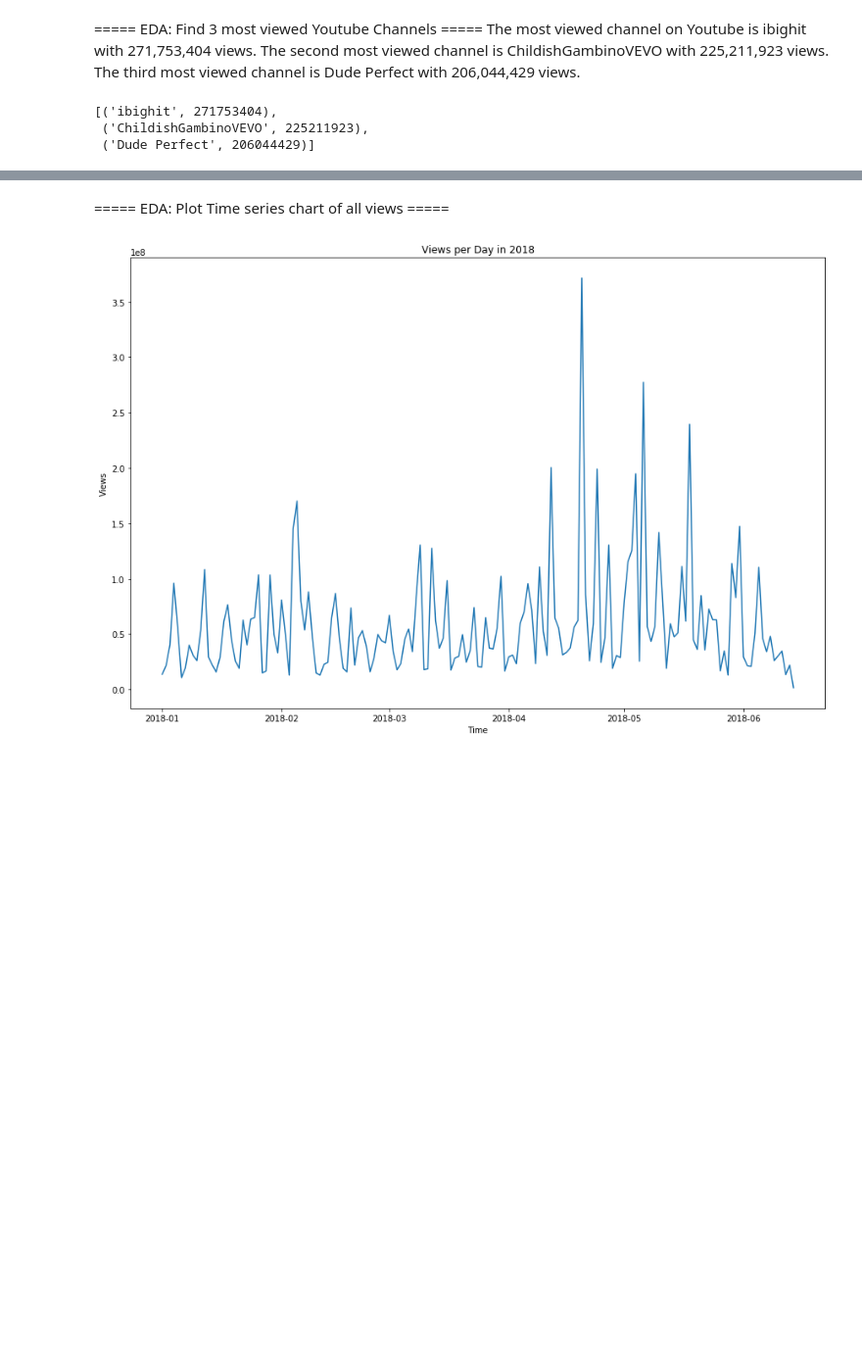
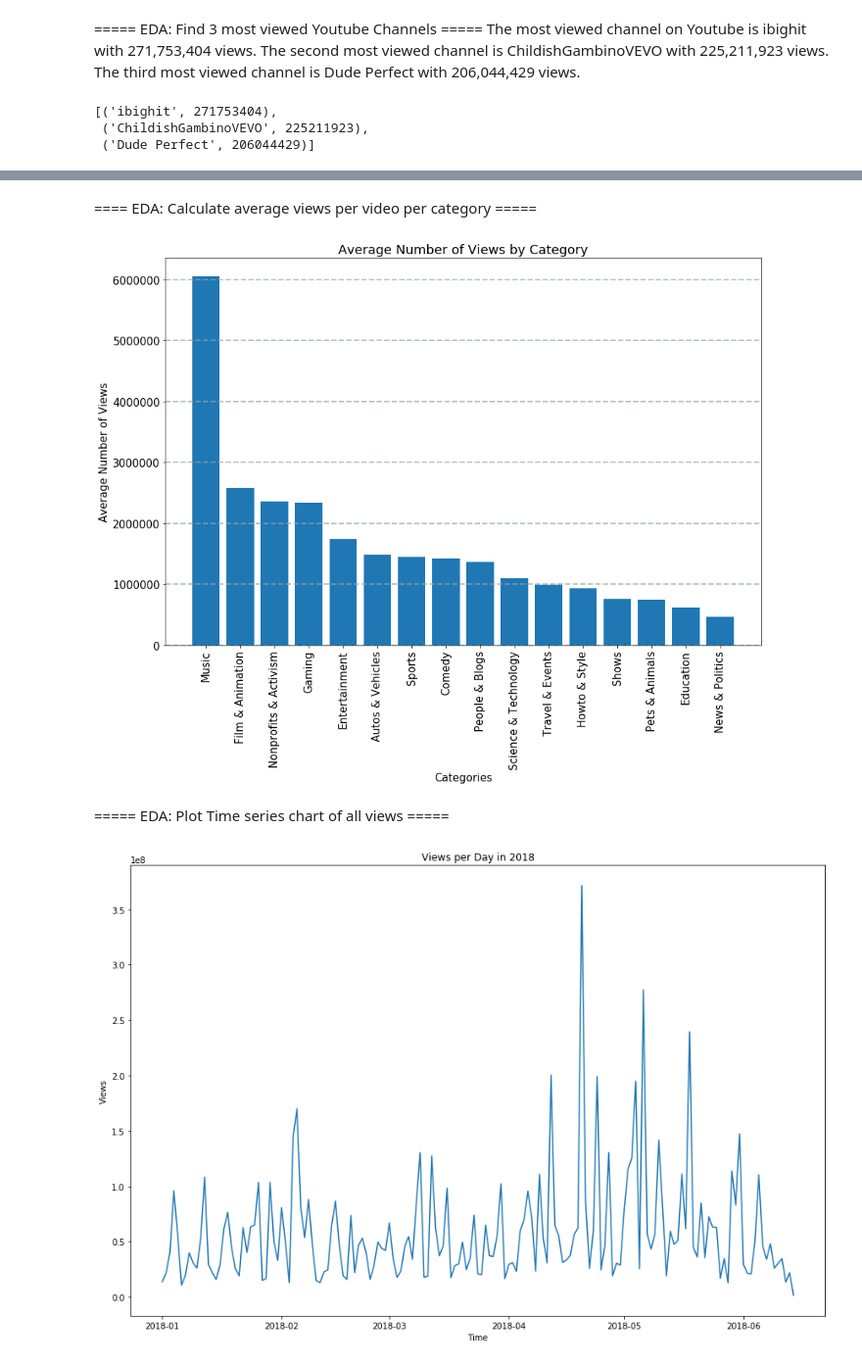
Before and after one commit to NickBoller/NickBoller.github.io, a Jupyter notebook: Final Project.ipynb, the cells around one changed output, grey strips where cells are left out. Shown at 98% size. Saved outputs shown, nothing was run; the diff lists cells and outputs as text; code cells hidden in the pictures; blank space fills up the shorter version.

```diff
--- a/Final Project.ipynb
+++ b/Final Project.ipynb
@@ -85,3 +166,27 @@ categories_sorted_by_total_views[:3]
+# %% [markdown]
+==== EDA: Calculate average views per video per category =====
+# %%
+avg_views_per_video_by_category = {k: v / category_video_uploads[k] for k,v in category_views.items() if k in category_video_uploads}
+
+# Sort the categories in descending order by average views per video
+categories_sorted_by_views_per_video = sorted(avg_views_per_video_by_category.items(), key=lambda x: x[1], reverse=True)
+
+
+views_per_vid = [x[1] for x in categories_sorted_by_views_per_video]
+categories = [category_key[x[0]] for x in categories_sorted_by_views_per_video]
+
+plt.figure(figsize=(15,10))
+plt.xticks(range(len(categories)), categories, rotation=90)
+plt.xlabel('Categories')
+plt.ylabel('Average Number of Views')
+plt.title('Average Number of Views by Category')
+plt.bar(range(len(categories)), views_per_vid)
+plt.grid(color='#95a5a6', linestyle='--', linewidth=2, axis='y', alpha=0.7)
+plt.show()
+
+# categories_sorted_by_views_per_video
+# %% [output]
+[figure, added]
 # %% [markdown]
 ===== EDA: Plot Time series chart of all views =====
 # %%
```
Also changed, not shown: parts of 8 cells of this notebook.
